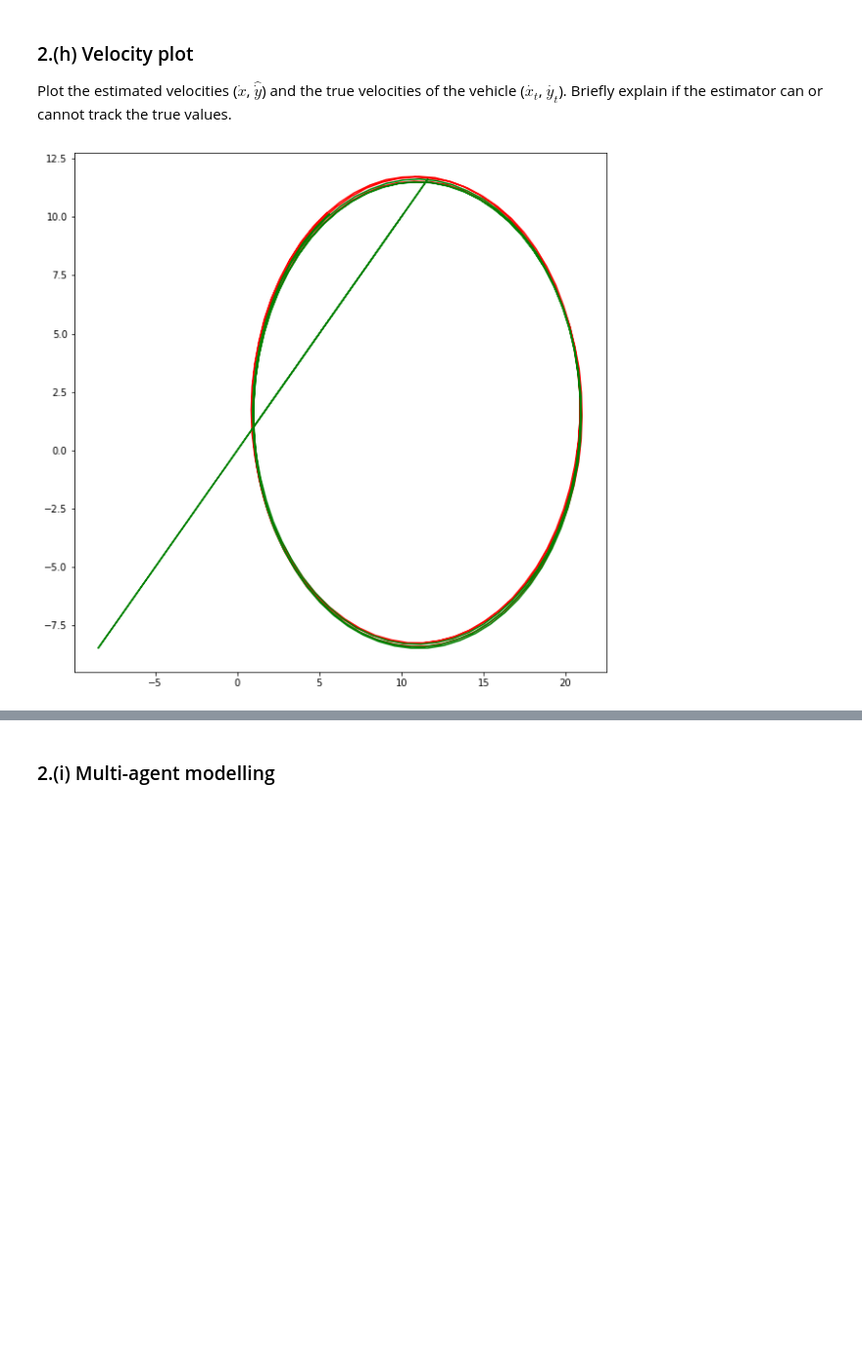
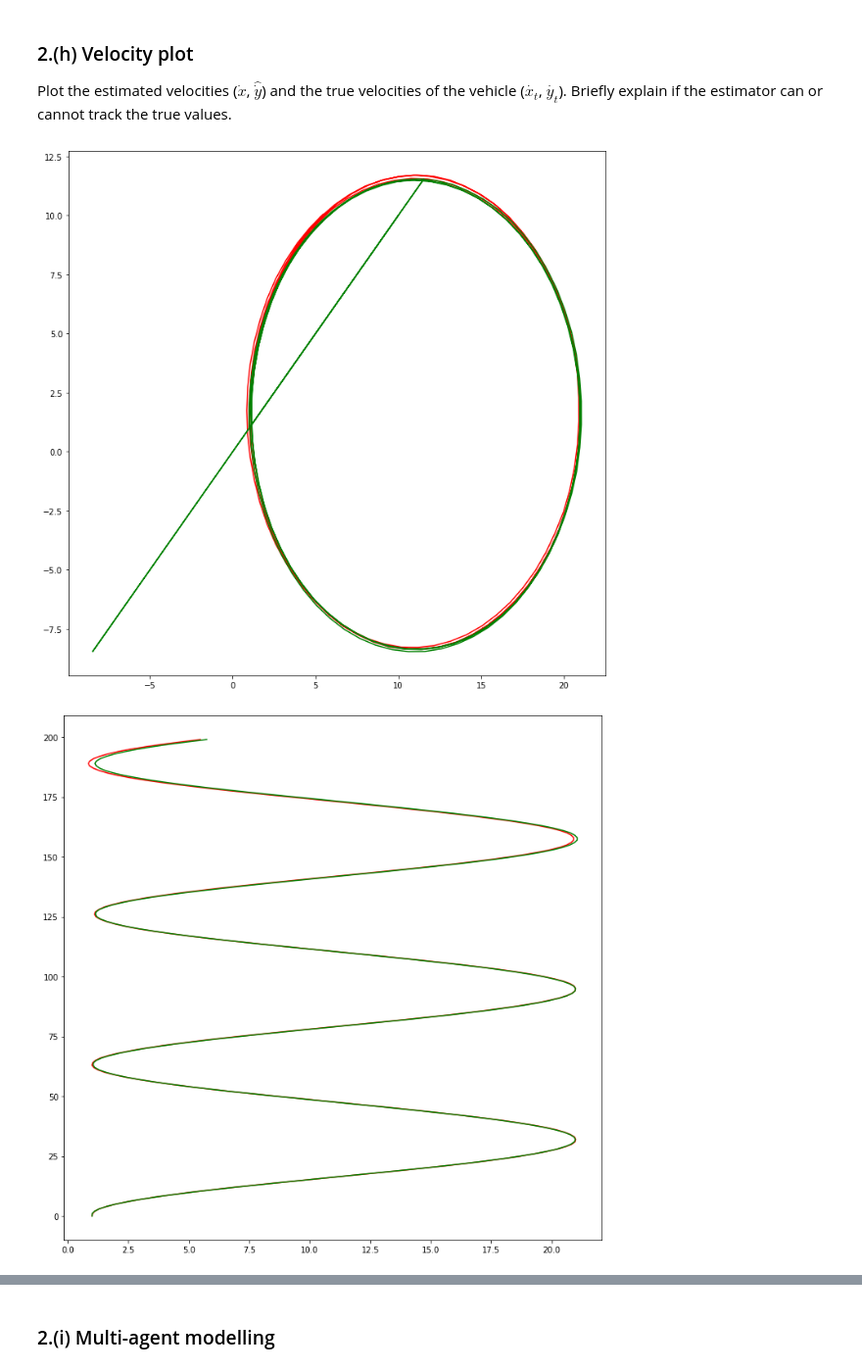
Before and after one commit to TheRealXster/COL864-Assgn1, a Jupyter notebook: A1_Q2.ipynb, the cells around one changed output, grey strips where cells are left out. Shown at 98% size. Cells and saved outputs as stored; diff of their text form; code cells hidden in the pictures; blank space fills up the shorter version.

```diff
--- a/A1_Q2.ipynb
+++ b/A1_Q2.ipynb
@@ -371,20 +390,31 @@ Plot the estimated velocities ($\hat{\dot{x}}$, $\hat{\dot{y}}$) and the true ve
 # %%
 def velocity_plotter(plot_siz=10):
     del_xy,X_init = zero_initializer()
     del_xy = sin_cos_init()
     X_init = np.array([10,10,1,1])
     params = parameters(200)
     A,B,meu_q,cov_q,C,meu_r,cov_r,T = params
 
     X,X_obs = time_series(del_xy,X_init,params)
     #print(X.shape)
     X_pred_meu,X_pred_cov = state_estimation( del_xy , X , X_obs , params )
     plt.figure(figsize=(plot_siz, plot_siz))
     plt.plot(X[:,2],X[:,3],color = 'r')
     plt.plot(X_pred_meu[:,2:],X_pred_meu[:,3:],color = 'g')
     #uncertain_ellipse(X,X_obs,X_pred_meu,X_pred_cov)
     plt.show()
 
-velocity_plotter(10)
+    plt.figure(figsize=(plot_siz, plot_siz))
+    plt.plot(X[:,2],np.arange(X.shape[0]),color = 'r')
+    plt.plot(X_pred_meu[:,2],np.arange(X_pred_meu.shape[0]),color = 'g')
+    plt.show()
+
+    plt.figure(figsize=(plot_siz, plot_siz))
+    plt.plot(X[:,3],np.arange(X.shape[0]),color = 'r')
+    plt.plot(X_pred_meu[:,3],np.arange(X_pred_meu.shape[0]),color = 'g')
+    plt.show()
+
+velocity_plotter(12)
 # %% [output]
-[figure, old version]
+[figure, new version]
+[figure, added]
```
Also changed, not shown: parts of 7 cells of this notebook.
